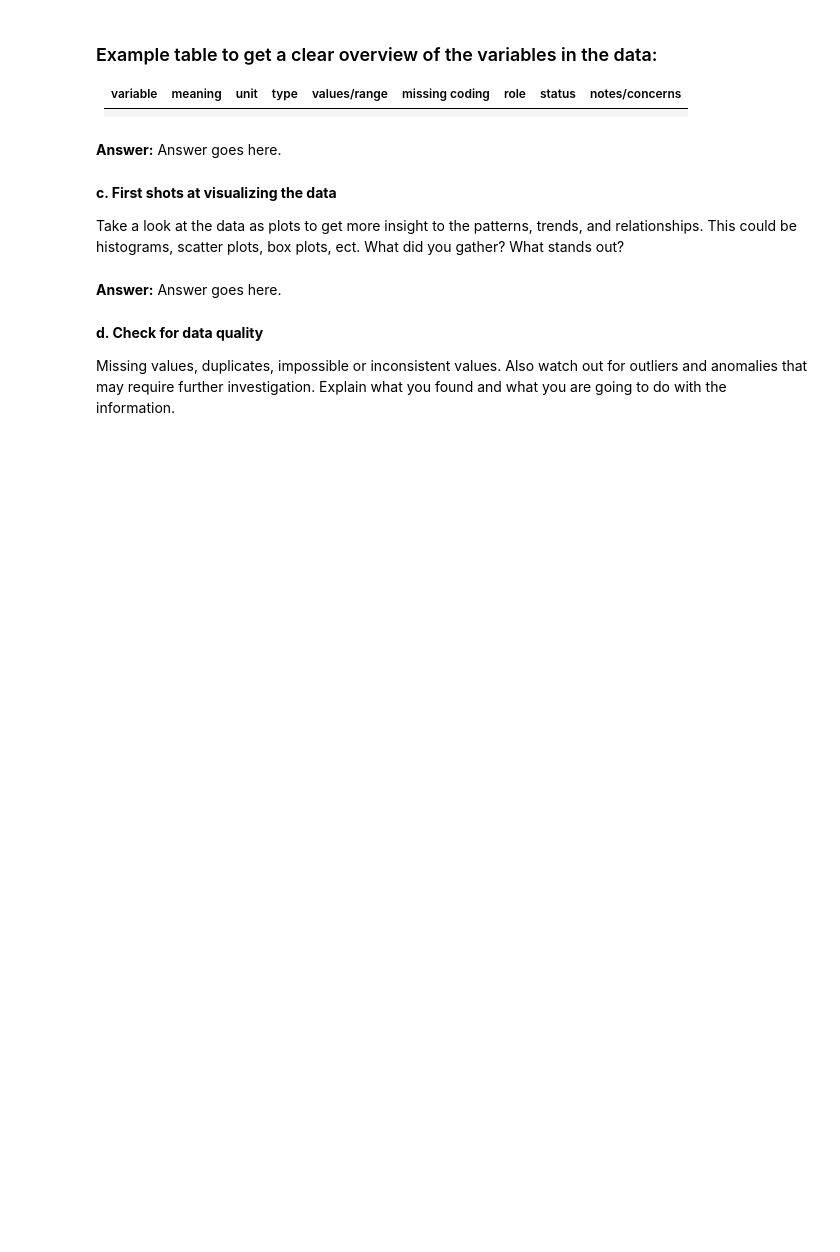
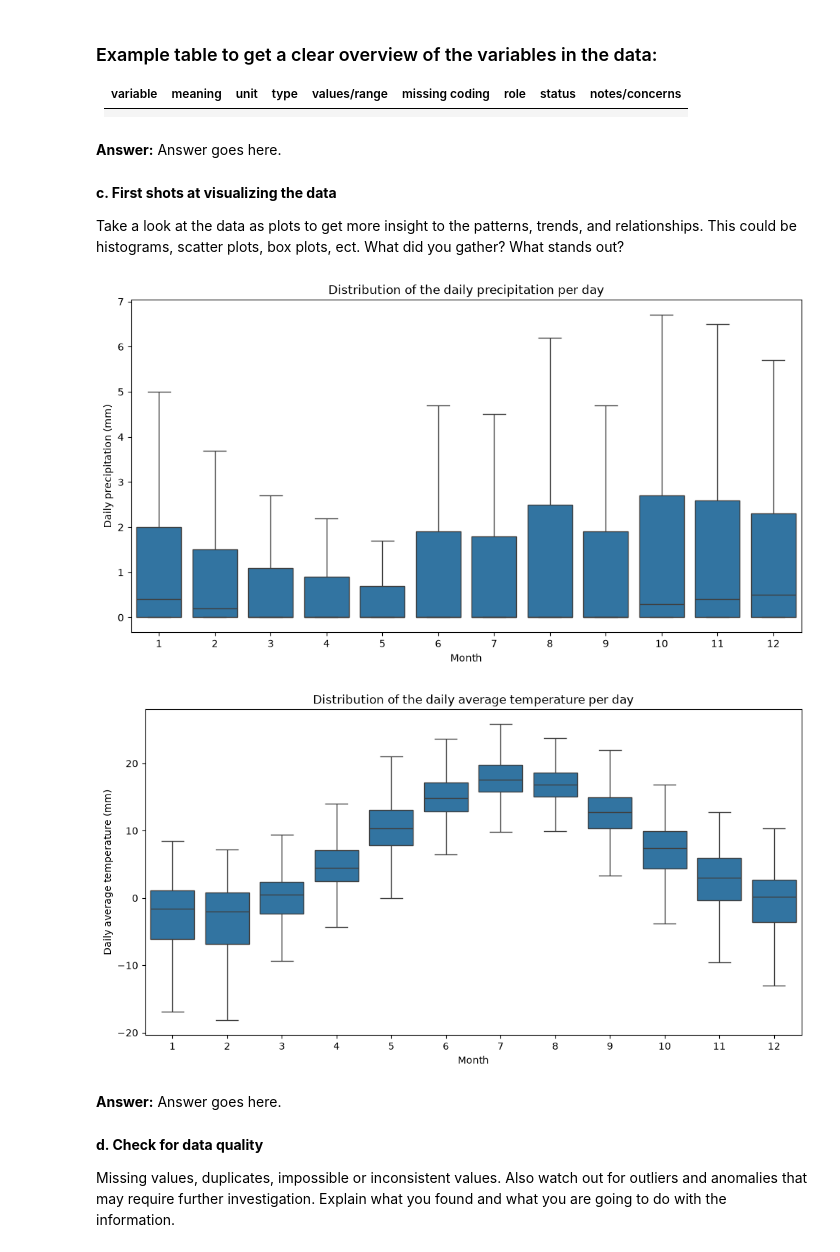
Before and after one commit to paulmrll/Introduction_to_datascience_group, a Jupyter notebook: IDS2026_HW07.ipynb, the cells around one changed output. Drawn from its saved outputs; the diff is of its cells as text; code cells hidden in the pictures; blank space fills up the shorter version.

```diff
--- a/IDS2026_HW07.ipynb
+++ b/IDS2026_HW07.ipynb
@@ -230,6 +296,39 @@ max                                             NaN
 Take a look at the data as plots to get more insight to the patterns, trends, and relationships. This could be histograms, scatter plots, box plots, ect. What did you gather? What stands out?
 # %%
 ## TODO
+import matplotlib.pyplot as plt
+import seaborn as sns
+
+plt.figure(figsize=(12, 6))
+
+sns.boxplot(
+    data=df,
+    x='month',
+    y='precipitation',
+    showfliers=False,
+)
+
+plt.title('Distribution of the daily precipitation per day')
+plt.xlabel('Month')
+plt.ylabel('Daily precipitation (mm)')
+plt.show()
+
+plt.figure(figsize=(12, 6))
+sns.boxplot(
+    data=df,
+    x='month',
+    y='temperature',
+    showfliers=False,
+)
+
+plt.title('Distribution of the daily average temperature per day')
+plt.xlabel('Month')
+plt.ylabel('Daily average temperature (mm)')
+
+plt.show()
+# %% [output]
+[figure, added]
+[figure, added]
 # %% [markdown]
 **Answer:** Answer goes here.
 # %% [markdown]
```
Also changed, not shown: parts of 14 cells of this notebook.
